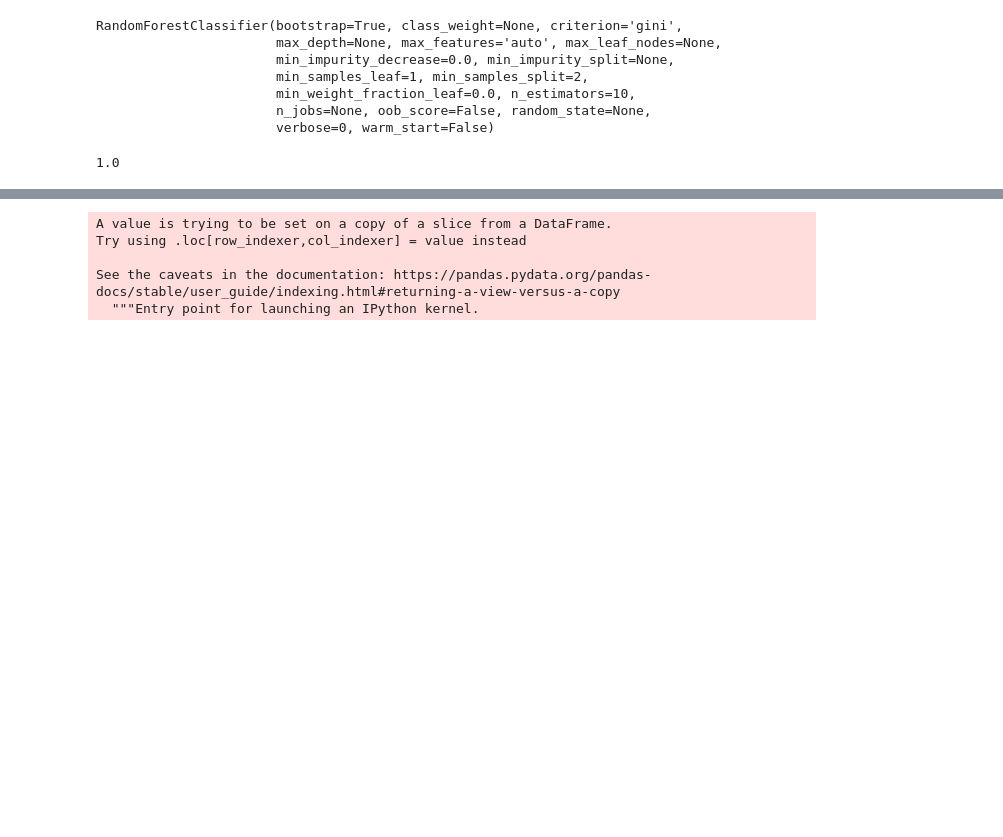
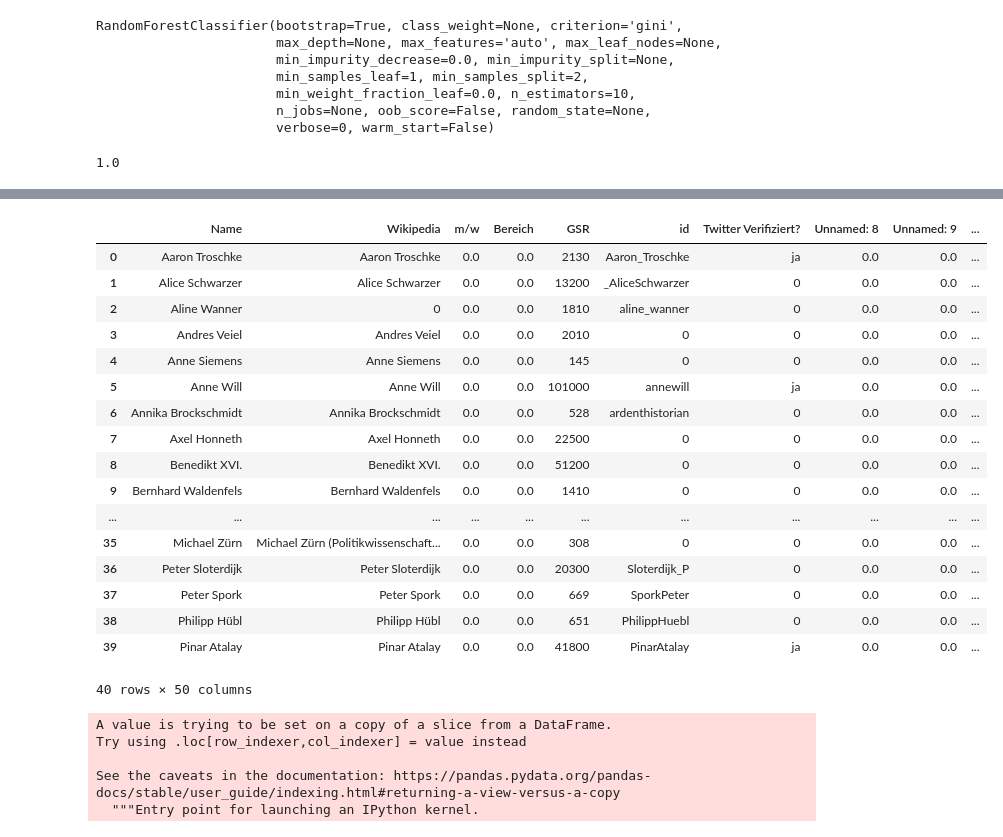
Before and after one commit to icknOrg/COINS_SwissThoughtleaders, a Jupyter notebook: classification.ipynb, the cells around one changed output, grey strips where cells are left out. Drawn from its saved outputs; the diff is of its cells as text; code cells hidden in the pictures; blank space fills up the shorter version.

```diff
--- a/classification.ipynb
+++ b/classification.ipynb
@@ -67,7 +109,28 @@ clf.score(X_test, y_test)
 # %%
 #Now use the list of German Thoughtleaders to predict their classification
+# %%
+data_de = get_class_original_DE()
 # %%
-data_de = get_Test_DE()
+data_de
+# %% [output]
+|  | Name | Wikipedia | m/w | Bereich | GSR | id | Twitter Verifiziert? | Unnamed: 8 | Unnamed: 9 | ... |
+| 0 | Aaron Troschke | Aaron Troschke | 0.0 | 0.0 | 2130 | Aaron_Troschke | ja | 0.0 | 0.0 | ... |
+| 1 | Alice Schwarzer | Alice Schwarzer | 0.0 | 0.0 | 13200 | _AliceSchwarzer | 0 | 0.0 | 0.0 | ... |
+| 2 | Aline Wanner | 0 | 0.0 | 0.0 | 1810 | aline_wanner | 0 | 0.0 | 0.0 | ... |
+| 3 | Andres Veiel | Andres Veiel | 0.0 | 0.0 | 2010 | 0 | 0 | 0.0 | 0.0 | ... |
+| 4 | Anne Siemens | Anne Siemens | 0.0 | 0.0 | 145 | 0 | 0 | 0.0 | 0.0 | ... |
+| 5 | Anne Will | Anne Will | 0.0 | 0.0 | 101000 | annewill | ja | 0.0 | 0.0 | ... |
+| 6 | Annika Brockschmidt | Annika Brockschmidt | 0.0 | 0.0 | 528 | ardenthistorian | 0 | 0.0 | 0.0 | ... |
+| 7 | Axel Honneth | Axel Honneth | 0.0 | 0.0 | 22500 | 0 | 0 | 0.0 | 0.0 | ... |
+| 8 | Benedikt XVI. | Benedikt XVI. | 0.0 | 0.0 | 51200 | 0 | 0 | 0.0 | 0.0 | ... |
+| 9 | Bernhard Waldenfels | Bernhard Waldenfels | 0.0 | 0.0 | 1410 | 0 | 0 | 0.0 | 0.0 | ... |
+| ... | ... | ... | ... | ... | ... | ... | ... | ... | ... | ... |
+| 35 | Michael Zürn | Michael Zürn (Politikwissenschaft... | 0.0 | 0.0 | 308 | 0 | 0 | 0.0 | 0.0 | ... |
+| 36 | Peter Sloterdijk | Peter Sloterdijk | 0.0 | 0.0 | 20300 | Sloterdijk_P | 0 | 0.0 | 0.0 | ... |
+| 37 | Peter Spork | Peter Spork | 0.0 | 0.0 | 669 | SporkPeter | 0 | 0.0 | 0.0 | ... |
+| 38 | Philipp Hübl | Philipp Hübl | 0.0 | 0.0 | 651 | PhilippHuebl | 0 | 0.0 | 0.0 | ... |
+| 39 | Pinar Atalay | Pinar Atalay | 0.0 | 0.0 | 41800 | PinarAtalay | ja | 0.0 | 0.0 | ... |
+40 rows × 50 columns
 # %%
 test_de=data_de[['GSR', 'verified', 'followers_count', 'degree', 'betweenness', 'contribution_index', 'sentiment_avg',
                     'emotionality_avg','ego_art', 'ego_nudges', 'alter_art','alter_nudges', 'complexity_avg',
```
Also changed, not shown: parts of 22 cells of this notebook, 4 other files.
